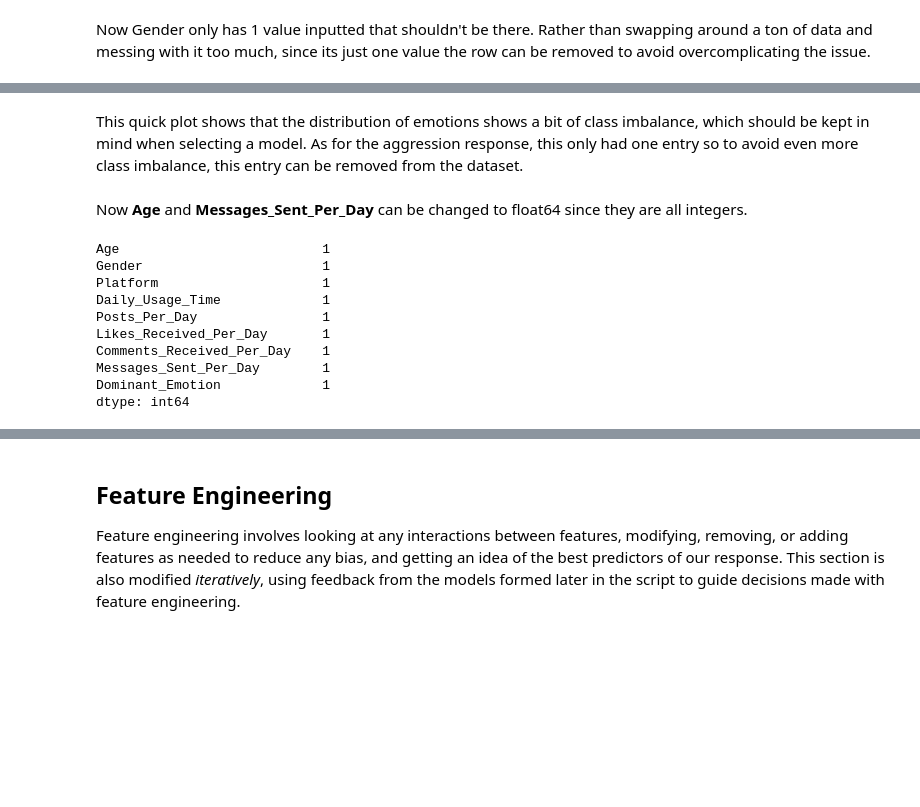
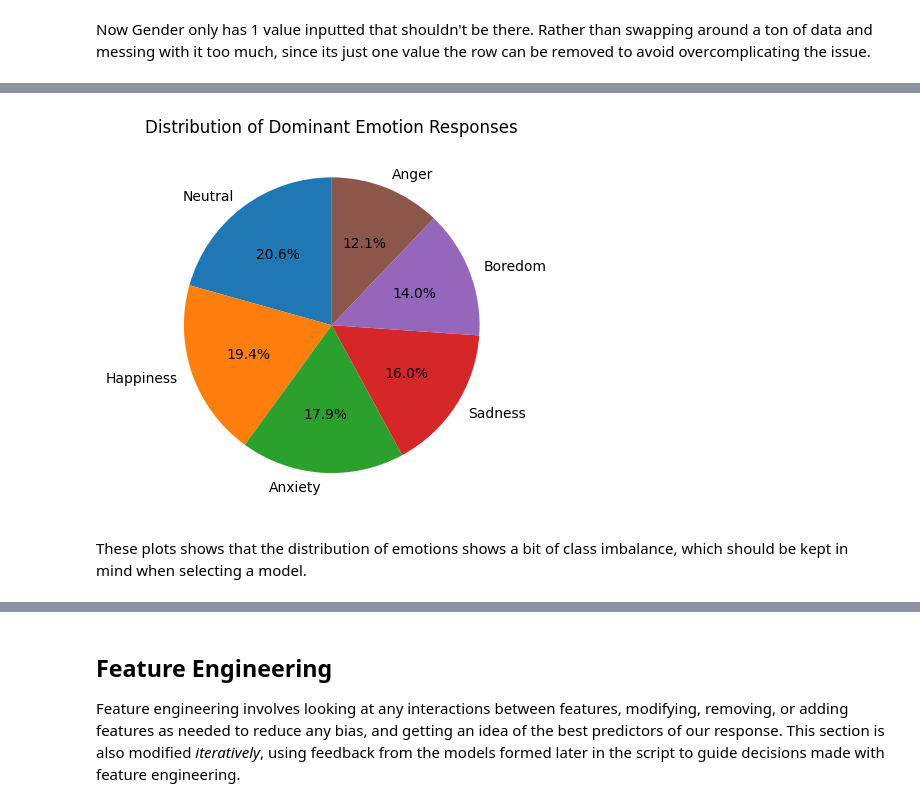
Before and after one commit to andreafrancu1/social-sentiment, a Jupyter notebook: Social_Media_Emotion_ML.ipynb, the cells around one changed output, grey strips where cells are left out. Saved outputs shown, nothing was run; the diff lists cells and outputs as text; code cells hidden in the pictures; blank space fills up the shorter version.

```diff
--- a/Social_Media_Emotion_ML.ipynb
+++ b/Social_Media_Emotion_ML.ipynb
@@ -346,2 +276,10 @@ for i, value in enumerate(counts):
+# %%
+# visualize same data with pie chart
+fig, ax = plt.subplots()
+ax.pie(counts, labels=counts.index, autopct='%1.1f%%', startangle=90)
+ax.set_title('Distribution of Dominant Emotion Responses')
+plt.show()
+# %% [output]
+[figure, added]
 # %% [markdown]
-This quick plot shows that the distribution of emotions shows a bit of class imbalance, which should be kept in mind when selecting a model. As for the aggression response, this only had one entry so to avoid even more class imbalance, this entry can be removed from the dataset.
+These plots shows that the distribution of emotions shows a bit of class imbalance, which should be kept in mind when selecting a model.
@@ -350,2 +285,0 @@ data = data[data['Dominant_Emotion'] != 'Aggression']
-# %% [markdown]
-Now **Age** and **Messages_Sent_Per_Day** can be changed to float64 since they are all integers.
@@ -355,13 +285,0 @@ data['Messages_Sent_Per_Day'] = data['Messages_Sent_Per_Day'].astype('float64')
-# %%
-data.isna().sum()
-# %% [output]
-Age                          1
-Gender                       1
-Platform                     1
-Daily_Usage_Time             1
-Posts_Per_Day                1
-Likes_Received_Per_Day       1
-Comments_Received_Per_Day    1
-Messages_Sent_Per_Day        1
-Dominant_Emotion             1
-dtype: int64
```
Also changed, not shown: parts of 43 cells of this notebook.
